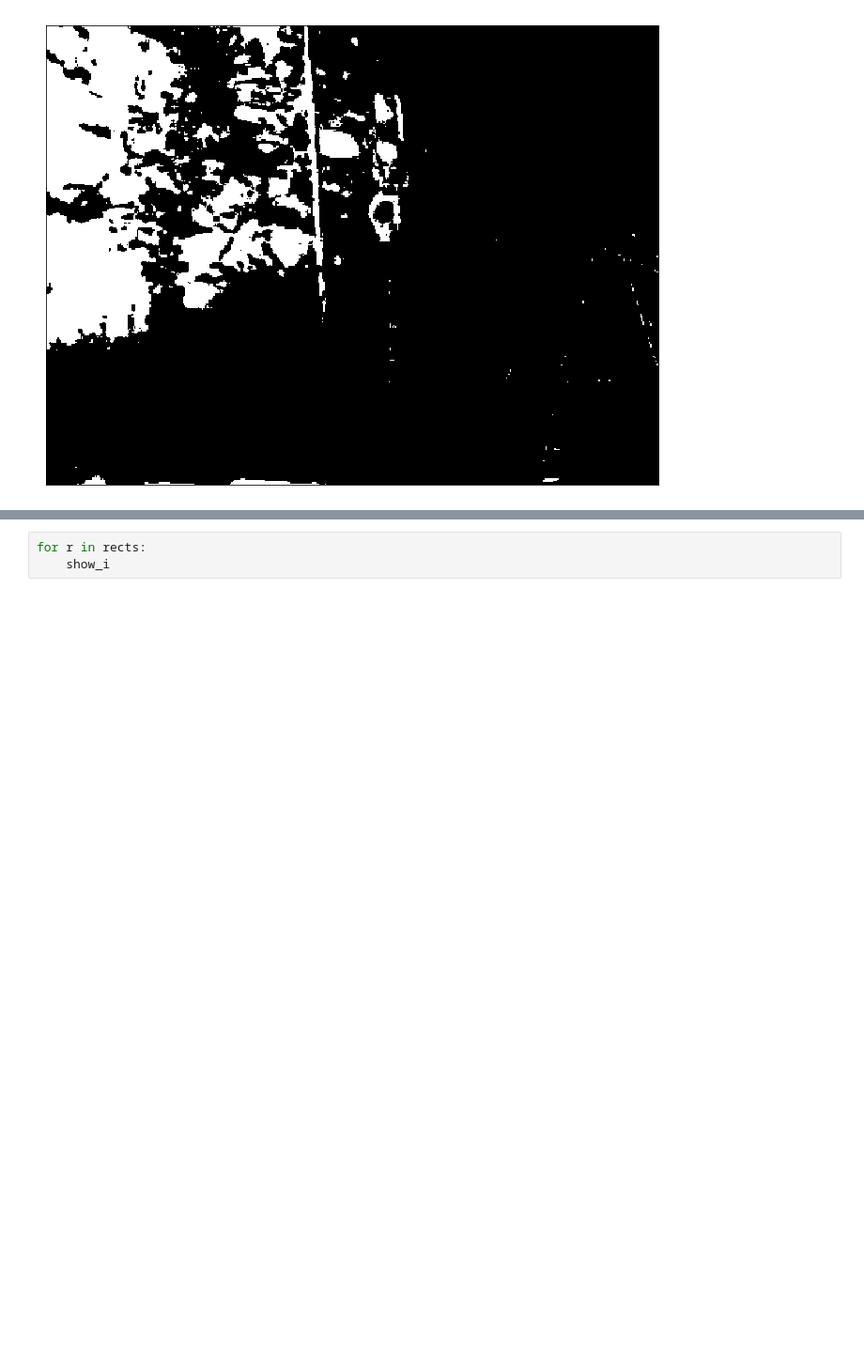
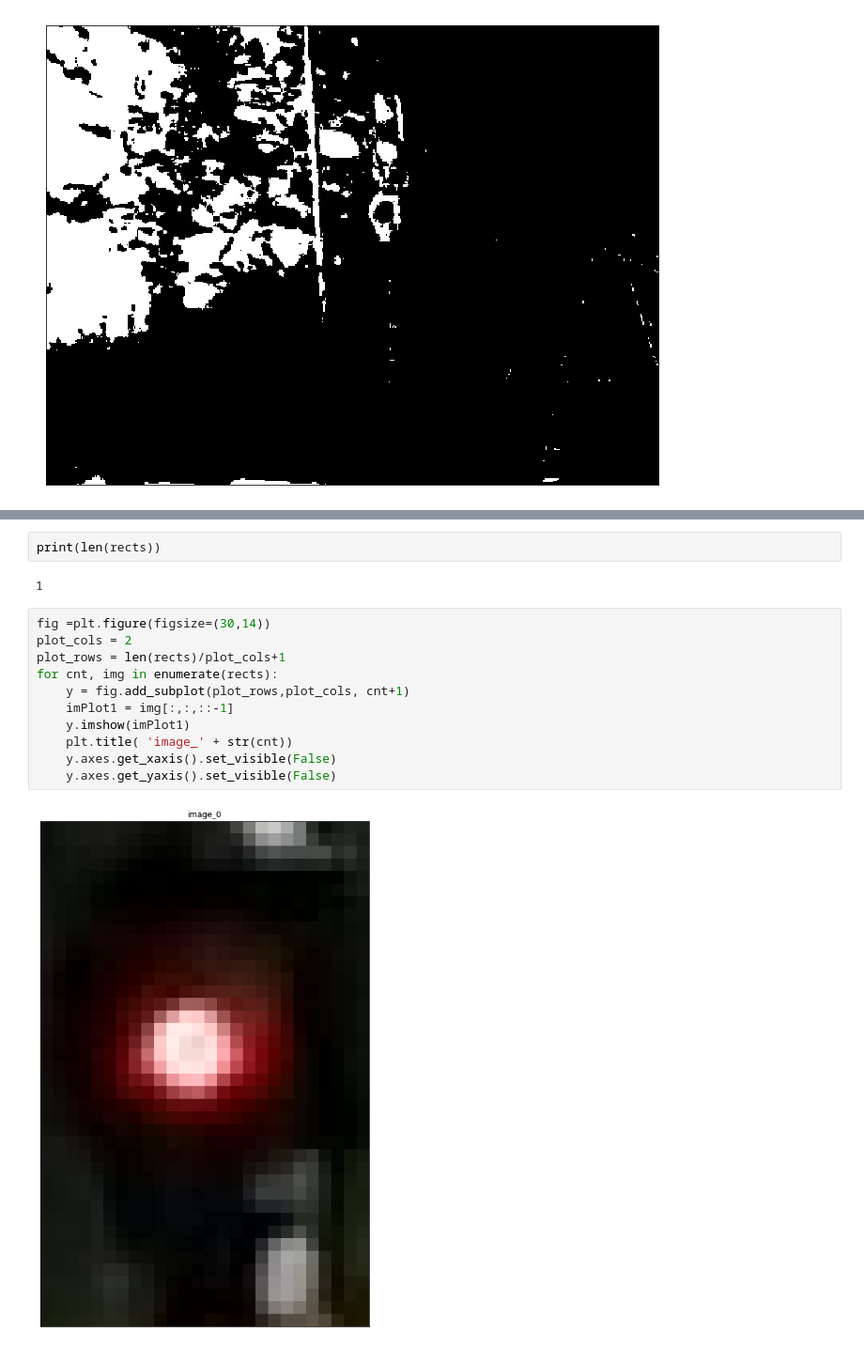
Before and after one commit to chan4lk/tf-classifier, a Jupyter notebook: notebooks/test_Cut_images-complete.ipynb, the cells around one changed output, grey strips where cells are left out. Shown at 94% size. Saved outputs shown, nothing was run; the diff lists cells and outputs as text; blank space fills up the shorter version.

```diff
--- a/notebooks/test_Cut_images-complete.ipynb
+++ b/notebooks/test_Cut_images-complete.ipynb
@@ -143,4 +144,18 @@ show_image(output)
 [figure]
-# %%
-for r in rects:
-    show_i
+# %%
+print(len(rects))
+# %% [output]
+1
+# %%
+fig =plt.figure(figsize=(30,14))
+plot_cols = 2
+plot_rows = len(rects)/plot_cols+1
+for cnt, img in enumerate(rects):
+    y = fig.add_subplot(plot_rows,plot_cols, cnt+1)
+    imPlot1 = img[:,:,::-1]
+    y.imshow(imPlot1)
+    plt.title( 'image_' + str(cnt))
+    y.axes.get_xaxis().set_visible(False)
+    y.axes.get_yaxis().set_visible(False)
+# %% [output]
+[figure, added]
```
Also changed, not shown: parts of 3 cells of this notebook, 1 other file.
